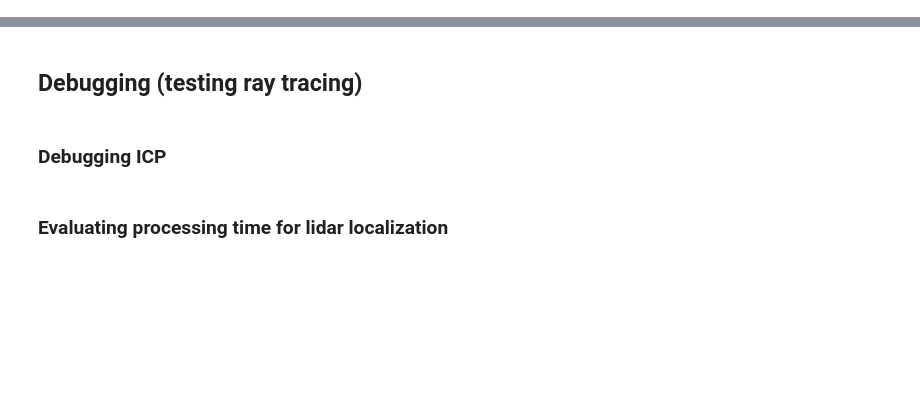
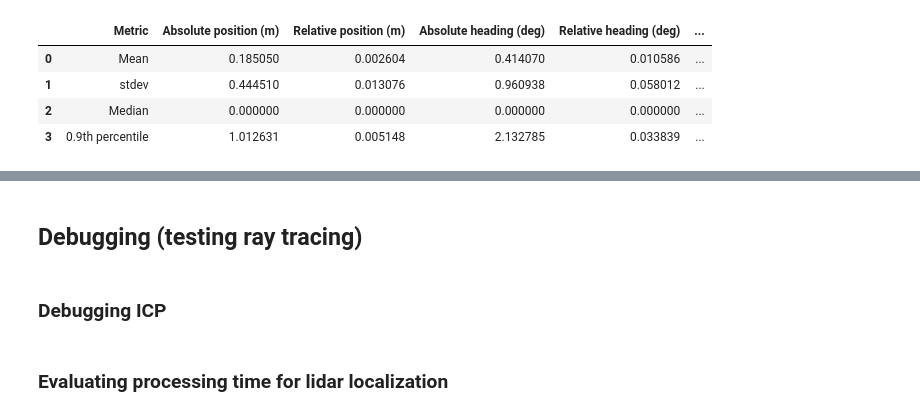
Before and after one commit to davidmhunt/odometry, a Jupyter notebook: notebooks/eval_point_cloud_integrator.ipynb, the cells around one changed output, grey strips where cells are left out. Cells and saved outputs as stored; diff of their text form; code cells hidden in the pictures; blank space fills up the shorter version.

```diff
--- a/notebooks/eval_point_cloud_integrator.ipynb
+++ b/notebooks/eval_point_cloud_integrator.ipynb
@@ -154,11 +161,17 @@ test_bench.run(
 # %%
 movie_generator.save_movie(video_file_name="{}.mp4".format(save_name),fps=20)
 # %%
-# test_bench.analyze(
-#     save_folder_path="Results",
-#     file_name=file_name,
-#     export_to_csv=False
-# )
+test_bench.analyze(
+    save_folder_path="Results",
+    file_name=file_name,
+    export_to_csv=False
+)
+# %% [output]
+|  | Metric | Absolute position (m) | Relative position (m) | Absolute heading (deg) | Relative heading (deg) | ... |
+| 0 | Mean | 0.185050 | 0.002604 | 0.414070 | 0.010586 | ... |
+| 1 | stdev | 0.444510 | 0.013076 | 0.960938 | 0.058012 | ... |
+| 2 | Median | 0.000000 | 0.000000 | 0.000000 | 0.000000 | ... |
+| 3 | 0.9th percentile | 1.012631 | 0.005148 | 2.132785 | 0.033839 | ... |
 # %%
 test_bench.plot_compilation(
     idx=end_idx-1,
```
Also changed, not shown: parts of 8 cells of this notebook, 8 other files.
